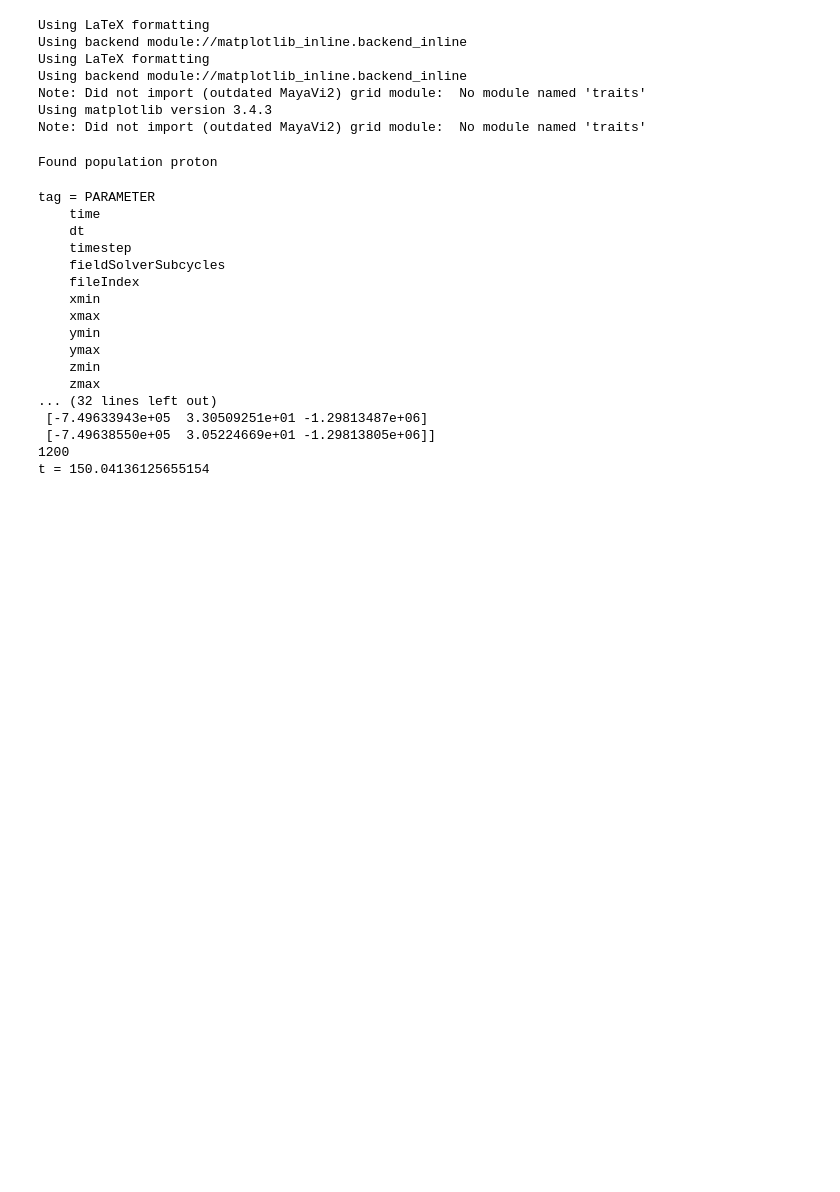
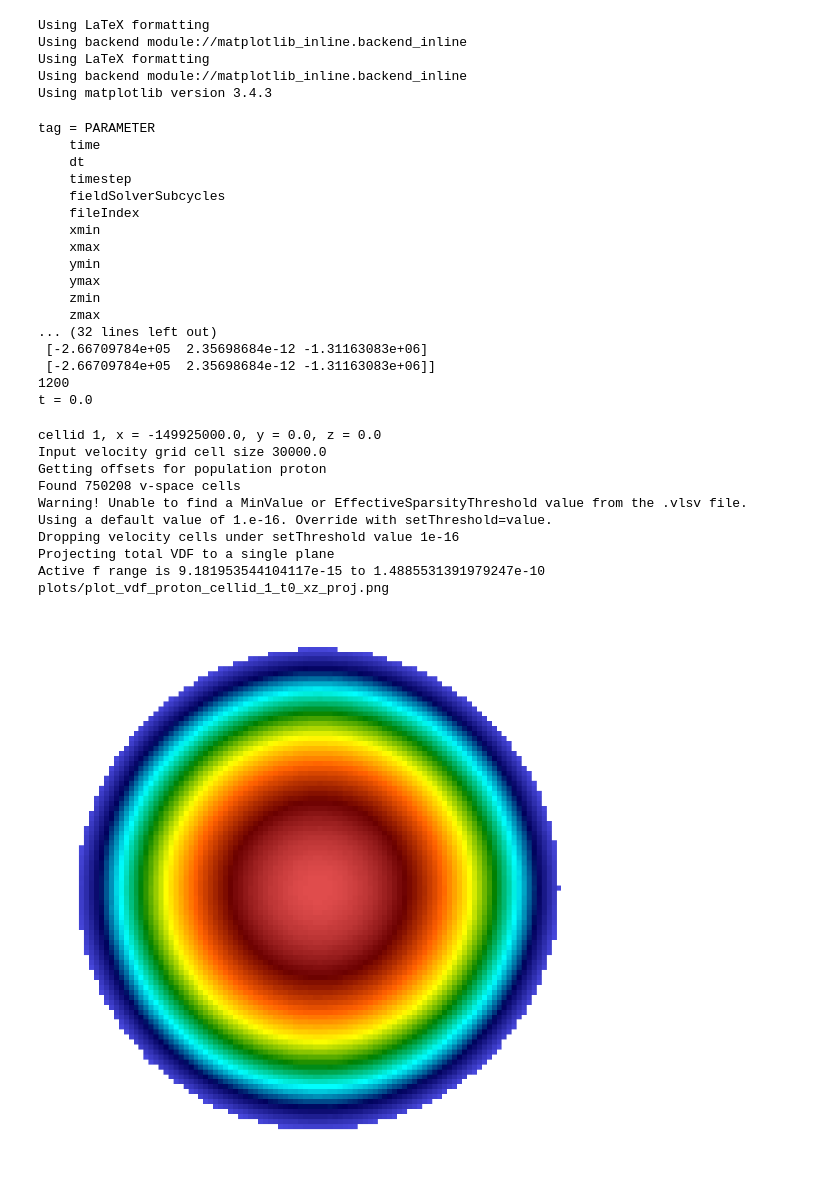
Before and after one commit to makes/plasma-dsp2022, a Jupyter notebook: makes-sandbox.ipynb, the cells around one changed output. Cells and saved outputs as stored; diff of their text form; code cells hidden in the pictures; blank space fills up the shorter version.

```diff
--- a/makes-sandbox.ipynb
+++ b/makes-sandbox.ipynb
@@ -1,12 +9,12 @@
 # %%
-import sys
+os.environ['PTNONINTERACTIVE'] = '1'  # suppress messages from analysator
 sys.path.insert(0, 'analysator')
 from analysator import pytools as pt
+from juliacall import Main as jl
+jl.seval("using Vlasiator")
 # %% [output]
 Using LaTeX formatting
 Using backend module://matplotlib_inline.backend_inline
 Using LaTeX formatting
 Using backend module://matplotlib_inline.backend_inline
-Note: Did not import (outdated MayaVi2) grid module:  No module named 'traits'
 Using matplotlib version 3.4.3
-Note: Did not import (outdated MayaVi2) grid module:  No module named 'traits'
@@ -13,9 +23,7 @@ Note: Did not import (outdated MayaVi2) grid module:  No module named 'traits'
 # %%
-filename = 'data/bulk.0000015.vlsv'
+filename = 'data/bulk.0000000.vlsv'
 # %%
 f = pt.vlsvfile.VlsvReader(file_name=filename)
-# %% [output]
-Found population proton
 # %%
 f.list()
 m = f.get_spatial_mesh_size()
@@ -39,7 +47,33 @@ tag = PARAMETER
     zmin
     zmax
 ... (32 lines left out)
- [-7.49633943e+05  3.30509251e+01 -1.29813487e+06]
- [-7.49638550e+05  3.05224669e+01 -1.29813805e+06]]
+ [-2.66709784e+05  2.35698684e-12 -1.31163083e+06]
+ [-2.66709784e+05  2.35698684e-12 -1.31163083e+06]]
 1200
-t = 150.04136125655154
+t = 0.0
+# %%
+pt.plot.plot_vdf(
+    vlsvobj=f,
+    cellids=[1],
+    outputdir="plots/",
+    slicethick=0,
+    thick=0,
+    scale=0,
+    noborder=1,
+    noxlabels=1,
+    noylabels=1,
+    nocb=1,
+    title=""
+)
+# %% [output]
+cellid 1, x = -149925000.0, y = 0.0, z = 0.0
+Input velocity grid cell size 30000.0
+Getting offsets for population proton
+Found 750208 v-space cells
+Warning! Unable to find a MinValue or EffectiveSparsityThreshold value from the .vlsv file.
+Using a default value of 1.e-16. Override with setThreshold=value.
+Dropping velocity cells under setThreshold value 1e-16
+Projecting total VDF to a single plane
+Active f range is 9.181953544104117e-15 to 1.4885531391979247e-10
+plots/plot_vdf_proton_cellid_1_t0_xz_proj.png
+[figure, added]
```
Also changed, not shown: parts of 40 cells of this notebook.
